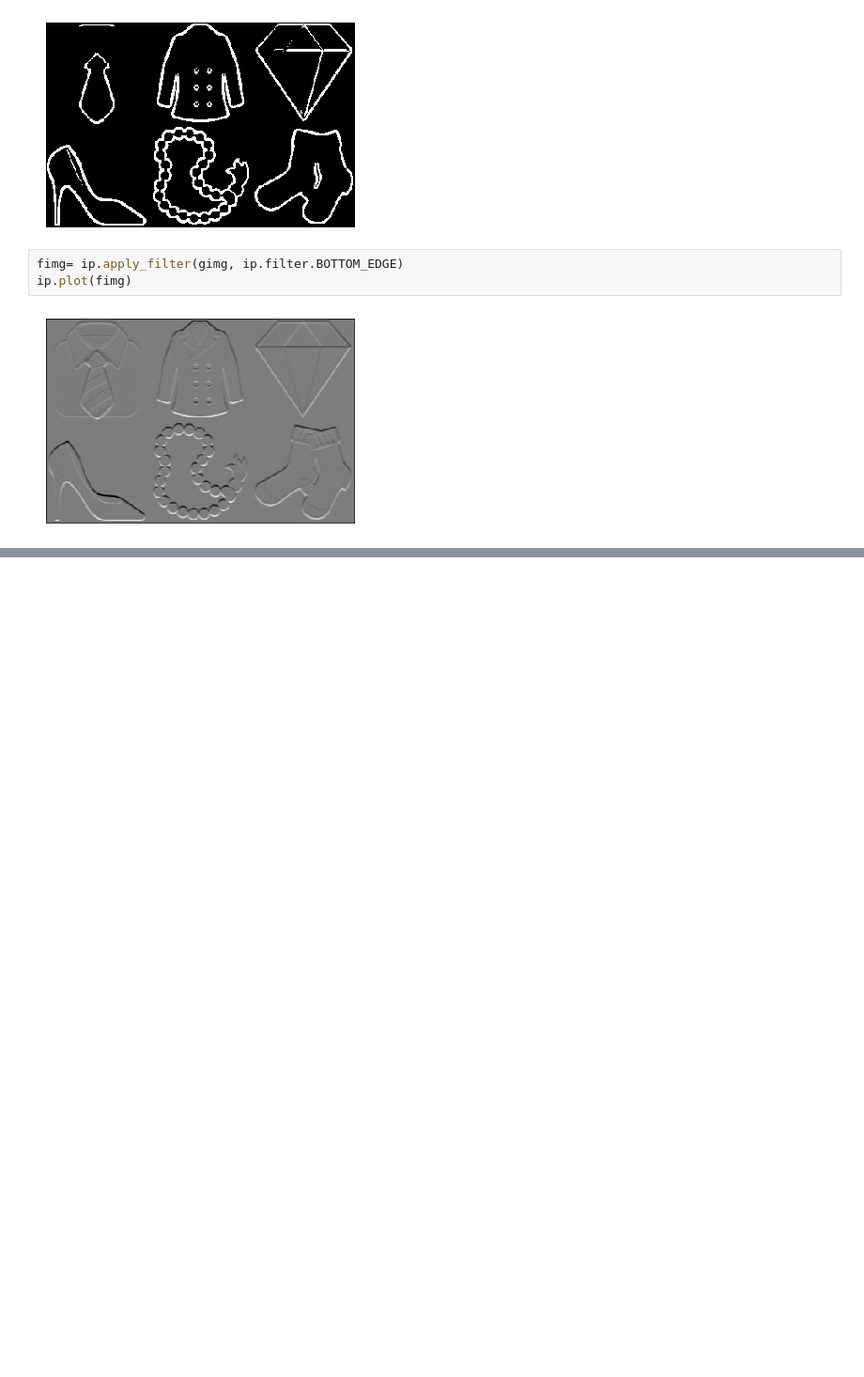
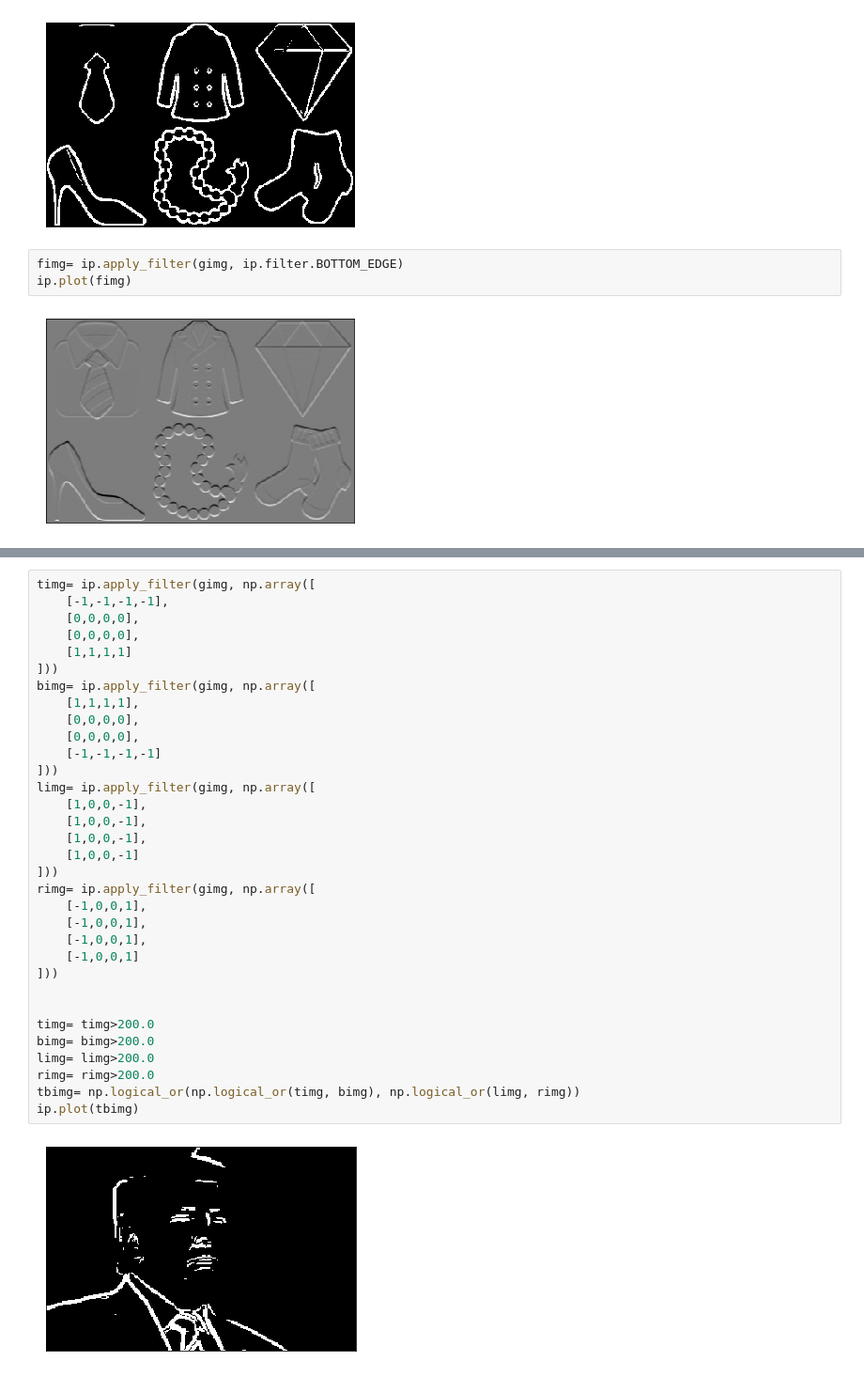
Before and after one commit to shivampip/BasicObjectDetection, a Jupyter notebook: BorderMaker.ipynb, the cells around one changed output, grey strips where cells are left out. Shown at 94% size. Cells and saved outputs as stored; diff of their text form; blank space fills up the shorter version.

```diff
--- a/BorderMaker.ipynb
+++ b/BorderMaker.ipynb
@@ -144,0 +152,35 @@ ip.plot(fimg)
+# %%
+timg= ip.apply_filter(gimg, np.array([
+    [-1,-1,-1,-1],
+    [0,0,0,0],
+    [0,0,0,0],
+    [1,1,1,1]
+]))
+bimg= ip.apply_filter(gimg, np.array([
+    [1,1,1,1],
+    [0,0,0,0],
+    [0,0,0,0],
+    [-1,-1,-1,-1]
+]))
+limg= ip.apply_filter(gimg, np.array([
+    [1,0,0,-1],
+    [1,0,0,-1],
+    [1,0,0,-1],
+    [1,0,0,-1]
+]))
+rimg= ip.apply_filter(gimg, np.array([
+    [-1,0,0,1],
+    [-1,0,0,1],
+    [-1,0,0,1],
+    [-1,0,0,1]
+]))
+
+
+timg= timg>200.0
+bimg= bimg>200.0
+limg= limg>200.0
+rimg= rimg>200.0
+tbimg= np.logical_or(np.logical_or(timg, bimg), np.logical_or(limg, rimg))
+ip.plot(tbimg)
+# %% [output]
+[figure, added]
```
Also changed, not shown: parts of 1 cell of this notebook, 1 other file.
